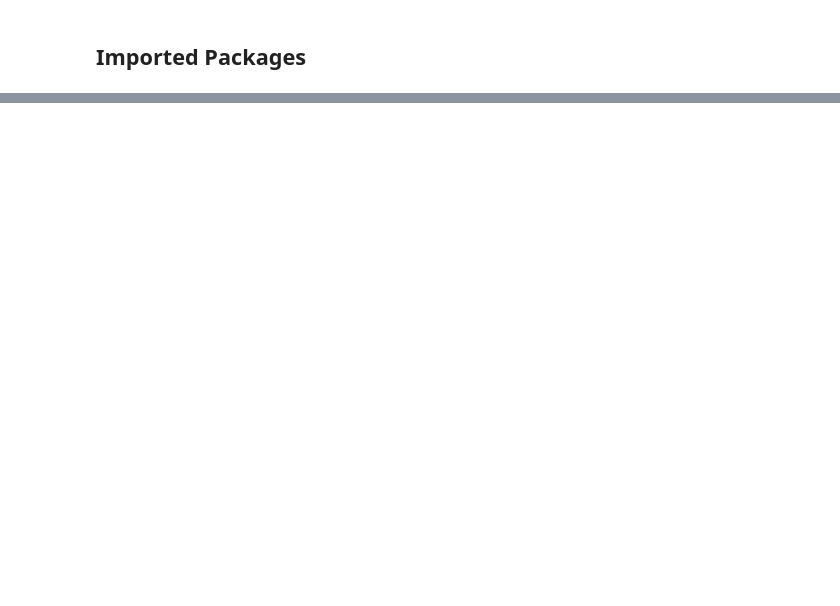
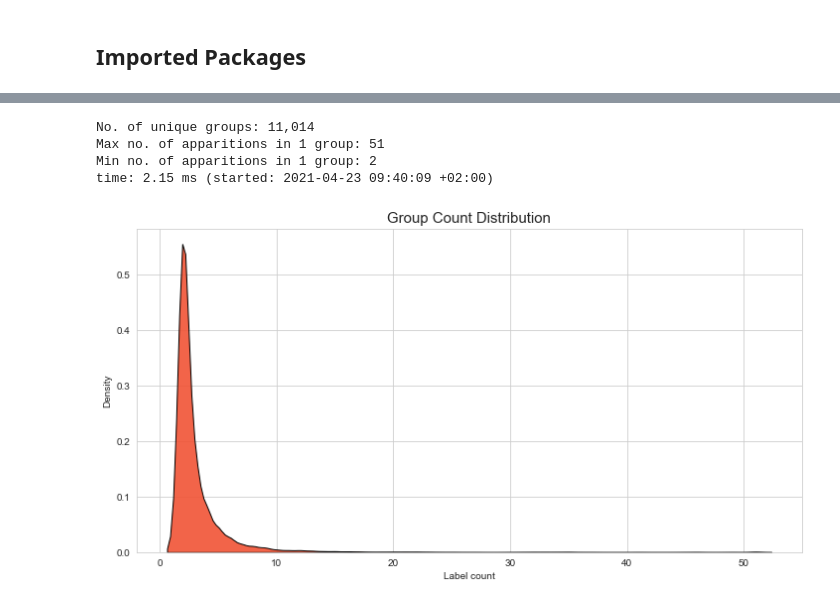
Before and after one commit to migasar/kaggle-wagon552-shopee, a Jupyter notebook: notebooks/mica-data-exploration.ipynb, the cells around one changed output, grey strips where cells are left out. Cells and saved outputs as stored; diff of their text form; code cells hidden in the pictures; blank space fills up the shorter version.

```diff
--- a/notebooks/mica-data-exploration.ipynb
+++ b/notebooks/mica-data-exploration.ipynb
@@ -63,0 +87,4 @@ time: 2.07 s (started: 2021-04-19 00:15:29 +02:00)
+# %%
+train_data = pd.read_csv('../raw_data/shopee-product-matching/train.csv')
+test_data = pd.read_csv('../raw_data/shopee-product-matching/test.csv')
+ss_data = pd.read_csv('../raw_data/shopee-product-matching/sample_submission.csv', index_col = 0)
@@ -63,0 +93,2 @@ time: 2.07 s (started: 2021-04-19 00:15:29 +02:00)
+# %%
+train_df = train_data.copy()
@@ -63,0 +159,6 @@ time: 2.07 s (started: 2021-04-19 00:15:29 +02:00)
+# %%
+train_images = WORK_DIR + "/train_images/" + train_df['image']
+train_df['path'] = train_images
+
+test_images = WORK_DIR + "/test_images/" + test_df['image']
+test_df['path'] = test_images
@@ -63,0 +188,4 @@ time: 2.07 s (started: 2021-04-19 00:15:29 +02:00)
+# %%
+# Get count of values on each group
+groups_df = train_df["label_group"].value_counts().reset_index()
+groups_df.columns = ["group", "count"]
@@ -63,0 +194,22 @@ time: 2.07 s (started: 2021-04-19 00:15:29 +02:00)
+# %%
+# Print info
+print("No. of unique groups: {:,}".format(len(groups_df)), "\n" +
+      "Max no. of apparitions in 1 group: {}".format(groups_df["count"].max()), "\n" +
+      "Min no. of apparitions in 1 group: {}".format(groups_df["count"].min()))
+# %% [output]
+No. of unique groups: 11,014
+Max no. of apparitions in 1 group: 51
+Min no. of apparitions in 1 group: 2
+time: 2.15 ms (started: 2021-04-23 09:40:09 +02:00)
+# %%
+# Plot distribution
+sns.set_style("whitegrid")
+plt.figure(figsize = (12, 6))
+plt.title('Group Count Distribution', fontsize = '15')
+sns.kdeplot(groups_df['count'], fill = True,
+            color = '#f15335',
+            edgecolor = 'black', alpha = 0.9)
+plt.xlabel('Label count')
+plt.show();
+# %% [output]
+[figure, added]
```
Also changed, not shown: parts of 45 cells of this notebook.
